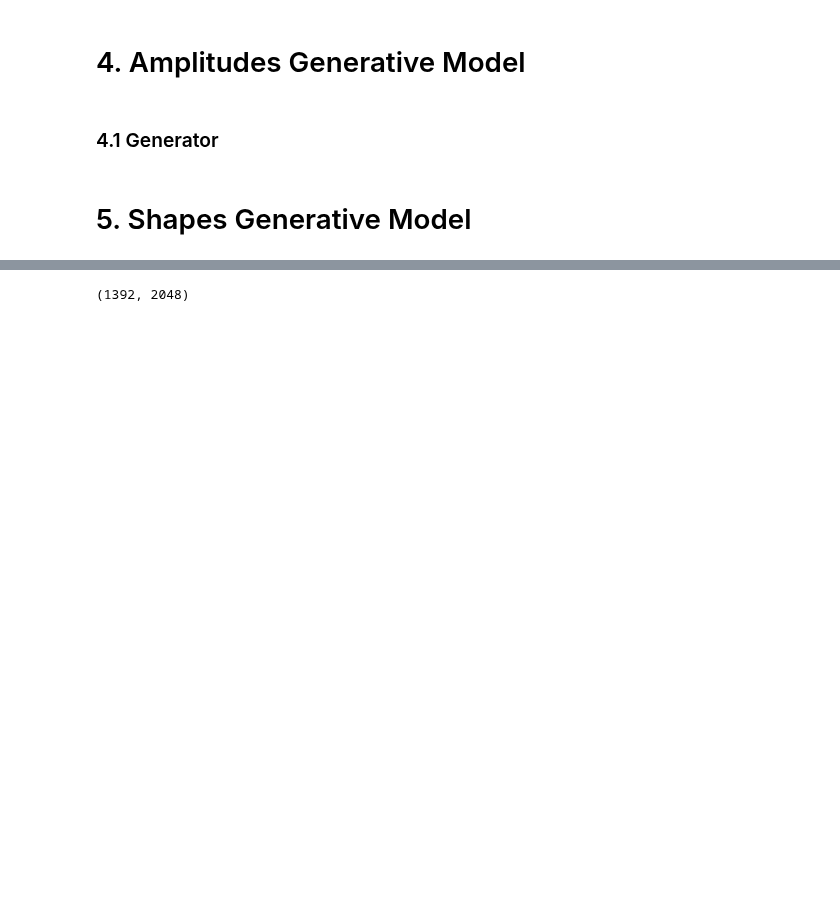
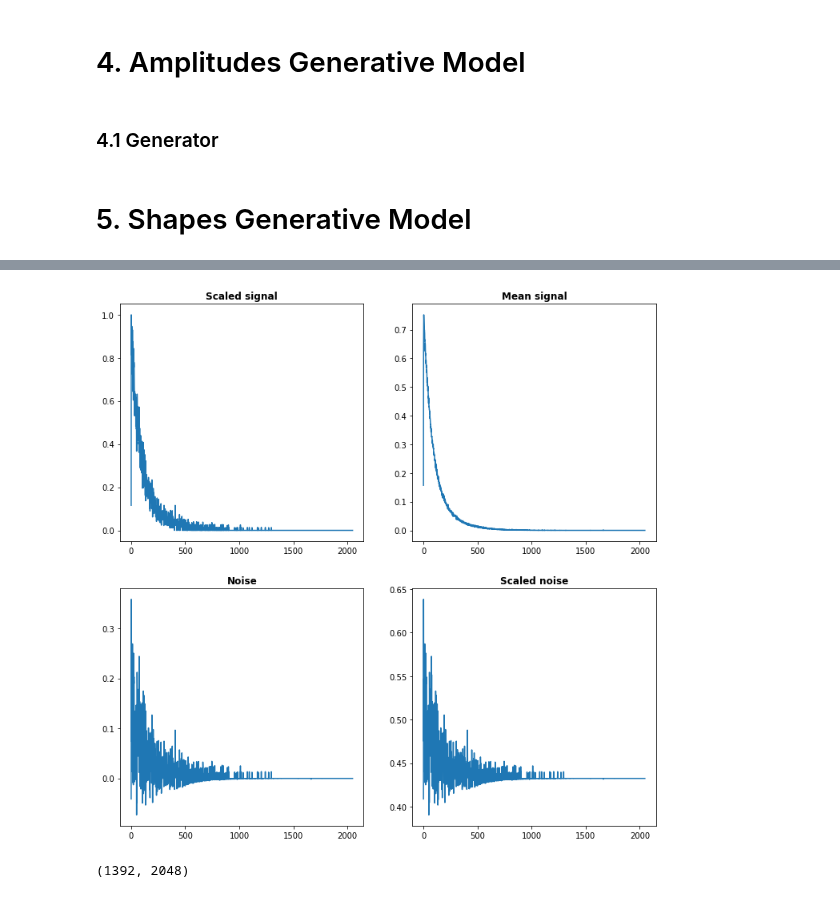
Before and after one commit to whiteRa2bit/hep_generative_models, a Jupyter notebook: notebooks/coursework/Coursework Images.ipynb, the cells around one changed output, grey strips where cells are left out. Drawn from its saved outputs; the diff is of its cells as text; code cells hidden in the pictures; blank space fills up the shorter version.

```diff
--- a/notebooks/coursework/Coursework Images.ipynb
+++ b/notebooks/coursework/Coursework Images.ipynb
@@ -82,2 +82,2 @@ from generation.dataset.data_utils import get_detector_training_data
 # %%
-signals = get_detector_training_data(detector=_DETECTOR)
+shapes_dataset = ShapesDataset(detector=_DETECTOR)
@@ -106,3 +90,22 @@ plt.plot(norm_signals[2])
+# %%
+_idx = 0
+
+f, ax = plt.subplots(2, 2, figsize=(12, 12))
+
+ax[0][0].set_title("Scaled signal", weight='bold')
+ax[0][0].plot(shapes_dataset.signals[_idx])
+
+ax[0][1].set_title("Mean signal",  weight='bold')
+ax[0][1].plot(np.mean(shapes_dataset.signals, axis=0))
+
+ax[1][0].set_title("Noise",  weight='bold')
+ax[1][0].plot(shapes_dataset.signals[_idx] - np.mean(shapes_dataset.signals, axis=0))
+
+ax[1][1].set_title("Scaled noise", weight='bold')
+ax[1][1].plot(shapes_dataset.noises[_idx])
+plt.show()
+# %% [output]
+[figure, added]
 # %%
 norm_signals.shape
 # %% [output]
```
Also changed, not shown: parts of 9 cells of this notebook, 1 other file.
